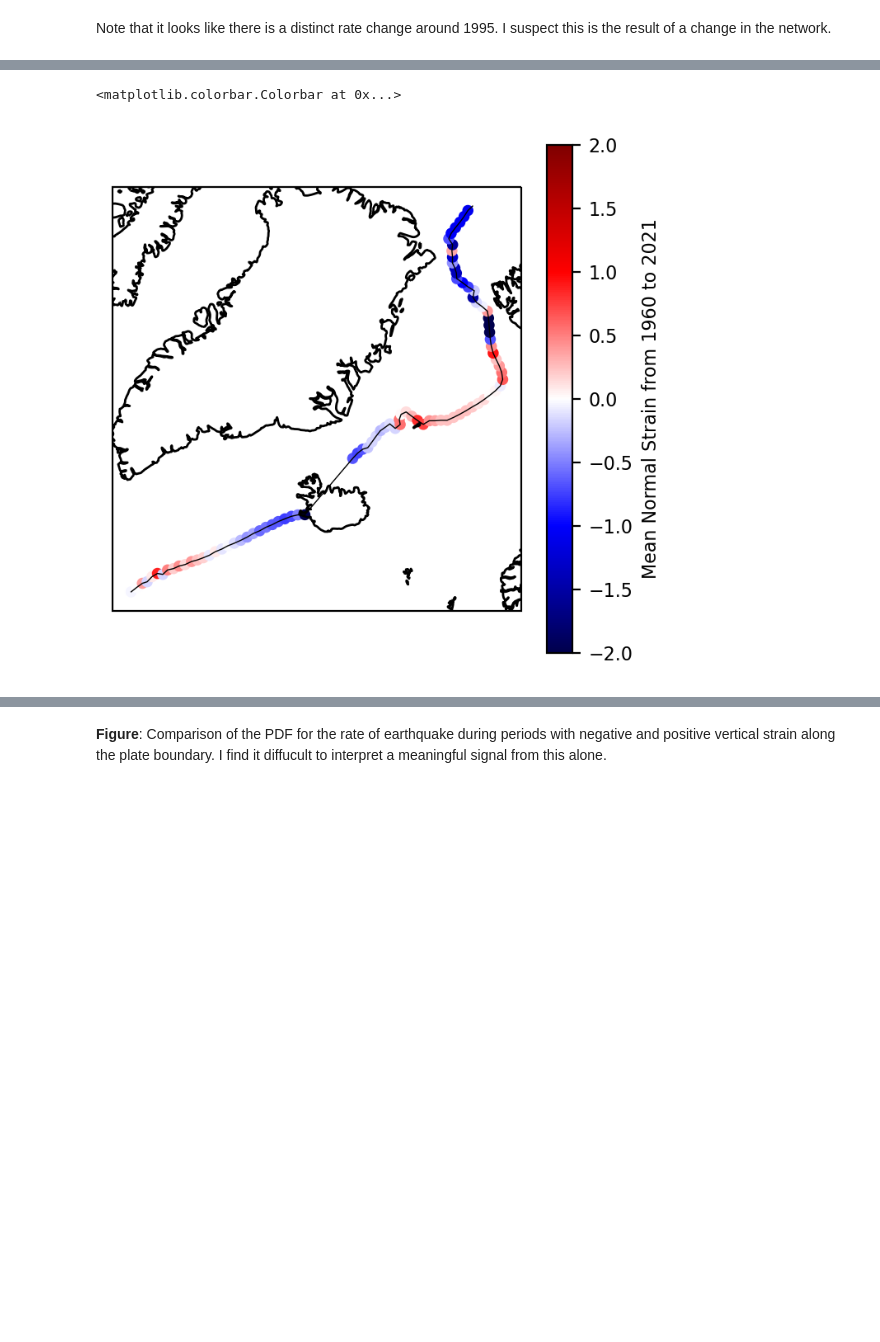
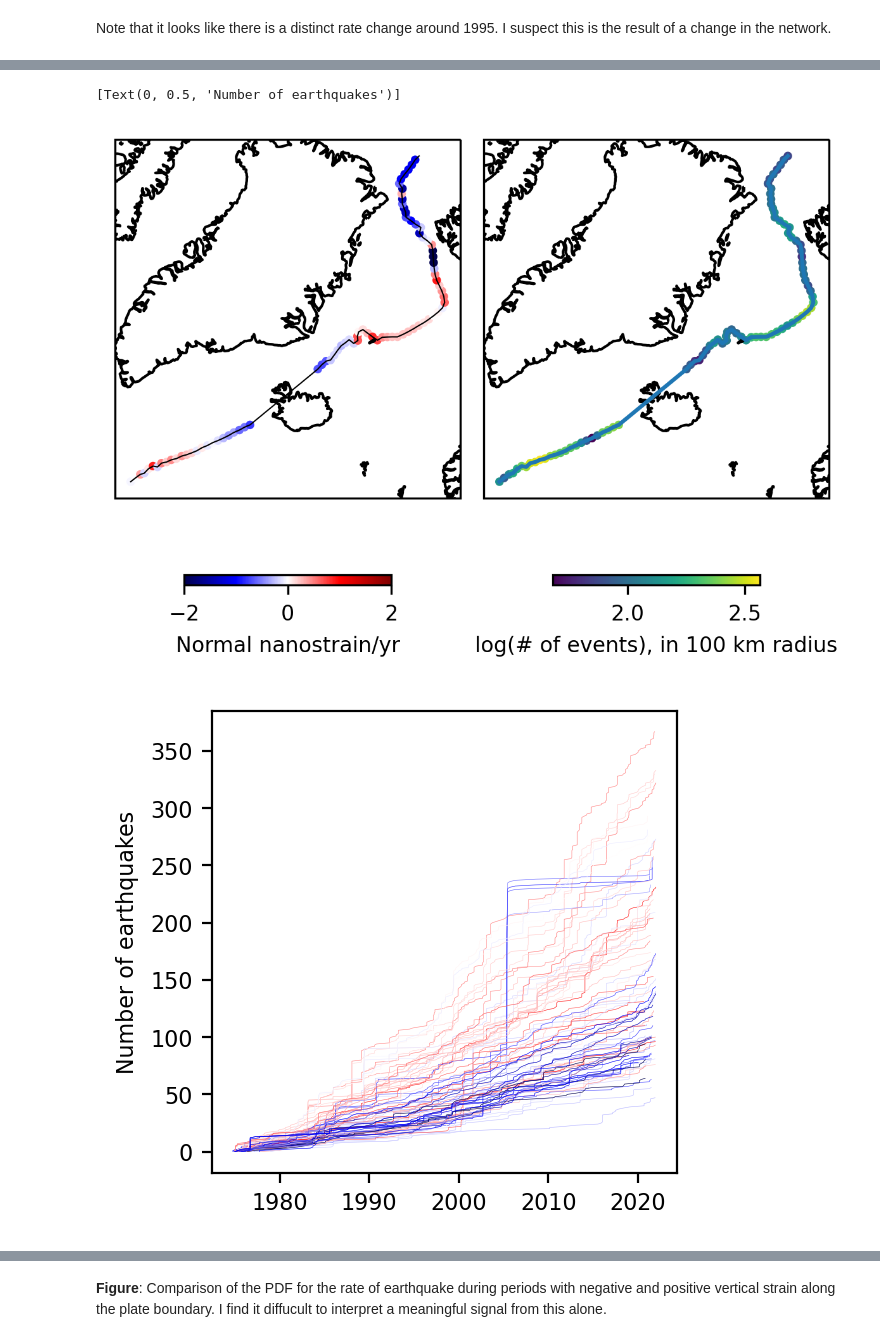
Before and after one commit to keliankaz/GrGIA_seismicity, a Jupyter notebook: gr_gia_seismic_NORTH_ATLANTIC.ipynb, the cells around one changed output, grey strips where cells are left out. Saved outputs shown, nothing was run; the diff lists cells and outputs as text; code cells hidden in the pictures; blank space fills up the shorter version.

```diff
--- a/gr_gia_seismic_NORTH_ATLANTIC.ipynb
+++ b/gr_gia_seismic_NORTH_ATLANTIC.ipynb
@@ -22,4 +27,4 @@ from stat_utils import get_bvalue, get_bpositive, get_clustered_fraction, bootst
 # %%
 font = {"size": 8}
-matplotlib.rc("font", **font)
-matplotlib.rc("figure", dpi=200)
+mpl.rc("font", **font)
+mpl.rc("figure", dpi=200)
@@ -80,22 +90,25 @@ Appl. Sci. 2021, 11(24), 12166; https://doi.org/10.3390/app112412166
 # %% [markdown]
 ## Required Files and Metadata
 # %%
+
 data_dir = "data/"
 
 plate_boundary_metadata = {
     "filename": "plate_boundaries/PB2002_boundaries.shp",
     "boundary": ["NA-EU", "EU-NA"],
+    "step_size": 50000, # meters (the point spacing of the plate boundary)
 }
 
 earthquake_catalog_metadata = {
     "ISC": {
         "filename": "north_atlantic_catalog.csv",
-        "magnitude_cutoff": 4.5,
+        "magnitude_cutoff": 4.0,
         "starttime": "1960-01-01",
         "endtime": "2022-01-01",
         "buffer": 4,
     },
-    "reload": False,
+    "reload": False, # set to false if you want to use the cached catalog
+    "distance_to_plate_boundary_cutoff": 100000,  # meters
 }
 
 earthquake_metadata = earthquake_catalog_metadata["ISC"]  # Option here
@@ -127,7 +140,11 @@ GrGIA_strain_metadata = {
 
 crs = ccrs.NorthPolarStereo()
 
-exclude_iceland = True
+region_metadata = {
+    "bounds": [(-180, 55), (-180, 90), (10, 90), (10, 55), (-180, 55)],
+    "exclude_iceland":True,
+    "iceland_bounds": [(-25, 52), (-25, 68), (-13, 68), (-13, 52), (-25, 52)],
+}
 # %% [markdown]
 ## The north atlantic spreading ridge
 # %%
@@ -713,7 +584,7 @@ def get_data_from_querries(
         k=1,
     )[1]
 
-    return strain.reshape(-1, *strain.shape[-2:])[querried_indices, :, :].squeeze()
+    return dataset.reshape(-1, *dataset.shape[-2:])[querried_indices, :, :].squeeze()
 # %%
 earthquake_time_dt = pd.to_datetime(catalog.time).dt
 strain_at_earthquake_with_time = get_data_from_querries(
@@ -864,21 +731,70 @@ plt.tight_layout()
 # %%
 #Plot in map view with points colored as mean normal strain (calculated above)
 
 crs = ccrs.NorthPolarStereo()
 crs_proj4 = crs.proj4_init
 
-fig, ax = plt.subplots(subplot_kw=dict(projection=crs), figsize=(4, 4))
+fig, AX = plt.subplots(1,2,subplot_kw=dict(projection=crs), figsize=(4, 3), dpi=300)
+
+ax=AX[0]
 ax.plot(*interp_merged_boundary.xy, transform=ccrs.PlateCarree(), color='k', lw=0.5)
 color_range = [-2, 2]
 bdr = ax.scatter(
-    interp_merged_boundary.xy[0][:-1], interp_merged_boundary.xy[1][:-1], c=-np.mean(normal_strain_grid, axis=1), s=15,
+    interp_merged_boundary.xy[0][:-1], interp_merged_boundary.xy[1][:-1], c=-np.mean(normal_strain_grid, axis=1), s=5,
     transform=ccrs.PlateCarree(), cmap="seismic", vmin=-2, vmax=2)
 ax.coastlines()
 # ax.set_facecolor('lightgrey')
 
 plt.colorbar(bdr,
-    label=f"Mean Normal Strain from {catalog.time.min().year} to {catalog.time.max().year}",
+    label=f"Normal nanostrain/yr",
+    location='bottom',
+    shrink=0.6,
 )
+
+ax = AX[1]
+RADIUS = 100  # km
+indices = get_geometry_neighbors(
+    catalog, interp_merged_boundary, fun=radius_search, kwarg={"radius": RADIUS}
+)
+rate = [len(i) for i in indices]
+
+
+ax.plot(*interp_merged_boundary.xy, transform=ccrs.PlateCarree())
+bdr = ax.scatter(
+    *interp_merged_boundary.xy, c=np.log10(rate), s=5, transform=ccrs.PlateCarree()
+)
+ax.coastlines()
+plt.colorbar(
+    bdr,
+    label=f"log(# of events), in {RADIUS} km radius",
+    location='bottom',
+    shrink=0.6,
+)
+
+
+
+
+RADIUS = 100  # km
+indices = get_geometry_neighbors(
+    catalog, interp_merged_boundary, fun=radius_search, kwarg={"radius": RADIUS}
+)
+
+norm = mpl.colors.Normalize(vmin=-2, vmax=2)
+cmap = mpl.cm.ScalarMappable(norm=norm, cmap=mpl.cm.get_cmap('seismic'))
+cmap.set_array([])
+
+plt.tight_layout()
+
+fig, ax = plt.subplots(figsize=(3,3))
+for i, zone in enumerate(indices[:-1]):
+    color_value = -np.mean(normal_strain_grid, axis=1)[i]
+    rgb = [1-(2+color_value)/4, 0, (2+color_value)/4]
+    ax.plot(np.sort(catalog.time.values[zone]), np.arange(len(zone)), lw=0.2, c=cmap.to_rgba(color_value))
+
+ax.set(
+    ylabel='Number of earthquakes',
+)
 # %% [output]
-<matplotlib.colorbar.Colorbar at 0x...>
+[Text(0, 0.5, 'Number of earthquakes')]
-[figure, old version]
+[figure, new version]
+[figure, added]
```
Also changed, not shown: parts of 39 cells of this notebook.
